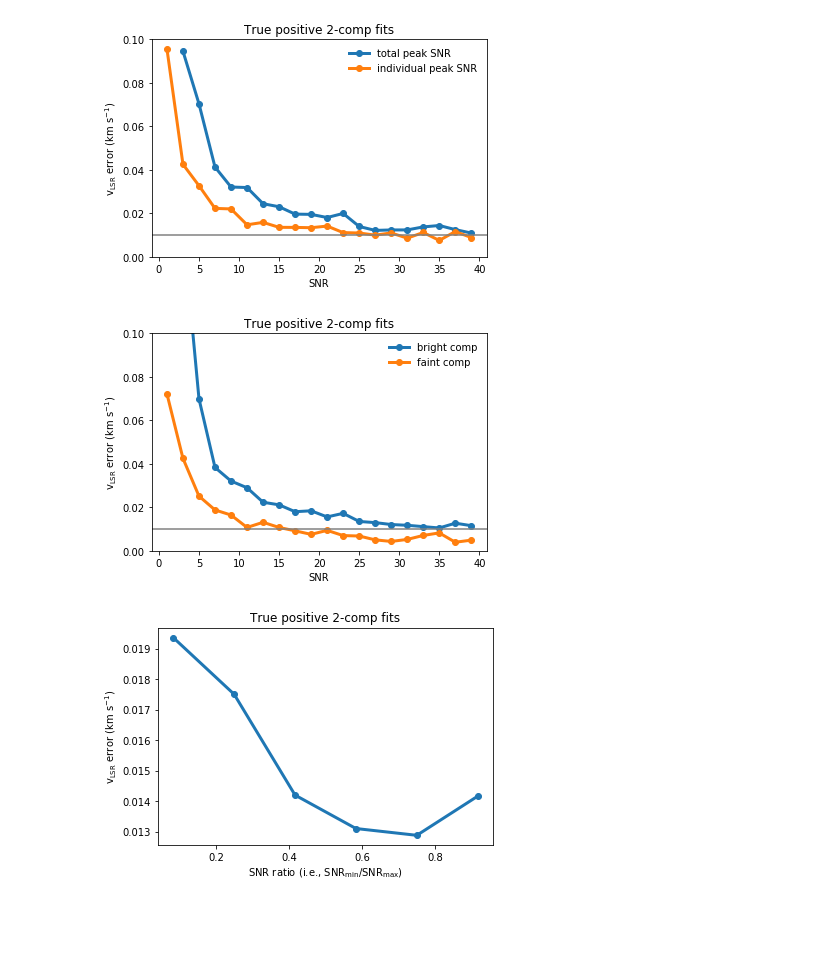
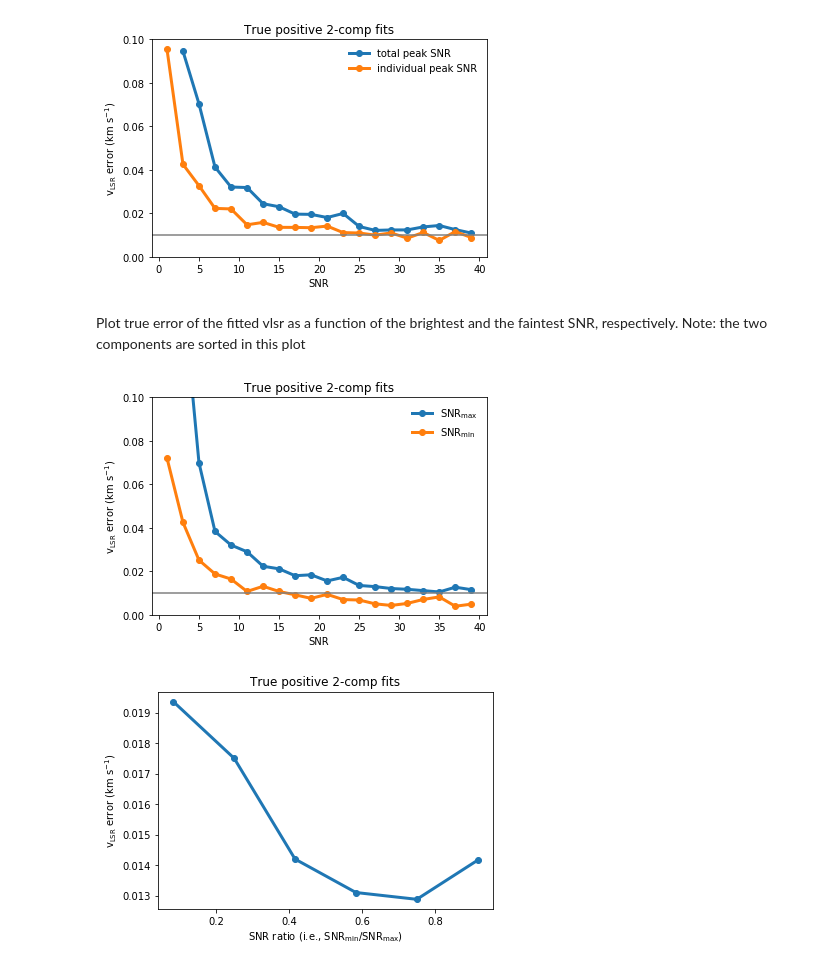
Before and after one commit to jpinedaf/LineFitting, a Jupyter notebook: analysis_template.ipynb, the cells around one changed output. Cells and saved outputs as stored; diff of their text form; code cells hidden in the pictures; blank space fills up the shorter version.

```diff
--- a/analysis_template.ipynb
+++ b/analysis_template.ipynb
@@ -99,22 +99,24 @@ ax.axhline(0.01, c="0.5")
 fig.savefig("{}/eVlsr_vs_indSNR_2comp.pdf".format(figDir))
 # %% [output]
 [figure]
+# %% [markdown]
+Plot true error of the fitted vlsr as a function of the brightest and the faintest SNR, respectively. Note: the two components are sorted in this plot
 # %%
 fig, ax = plt.subplots(1, 1, figsize=(6,4))
 ax.set_ylim((0,0.1))
 tr.plot_error(['snr_max','snr_max'], ['true_vErr1','true_vErr2'], bins=20, range=(0,40),
               mask = tr.mask_2v_truepos, ax=ax)
 tr.plot_error(['snr_min','snr_min'], ['true_vErr1','true_vErr2'], bins=20, range=(0,40),
               mask = tr.mask_2v_truepos, ax=ax)
-legend = ["bright comp", "faint comp"]
+legend = ["SNR$_\mathrm{max}$", "SNR$_\mathrm{min}$"]
 ax.legend(legend, frameon=False)
 ax.set_title('True positive 2-comp fits')
 ax.set_ylabel('v$_{\mathrm{LSR}}$ error (km s$^{-1}$)')
 ax.set_xlabel('SNR')
 ax.axhline(0.01, c="0.5")
 fig.savefig("{}/eVlsr_vs_maxminSNR_2comp.pdf".format(figDir))
 # %% [output]
-[figure, old version]
+[figure, new version]
 # %%
 fig, ax = plt.subplots(1, 1, figsize=(6,4))
 tr.plot_error(['snr_ratio','snr_ratio'], ['true_vErr1','true_vErr2'], bins=6, range=(0,1),
```
Also changed, not shown: 2 other files.
